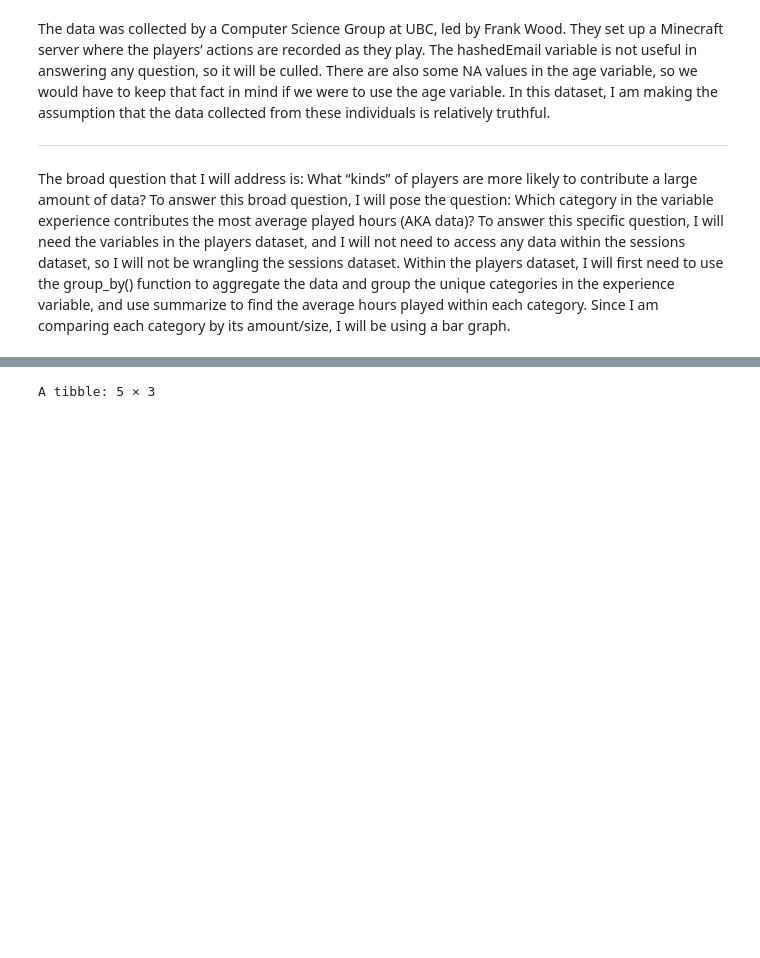
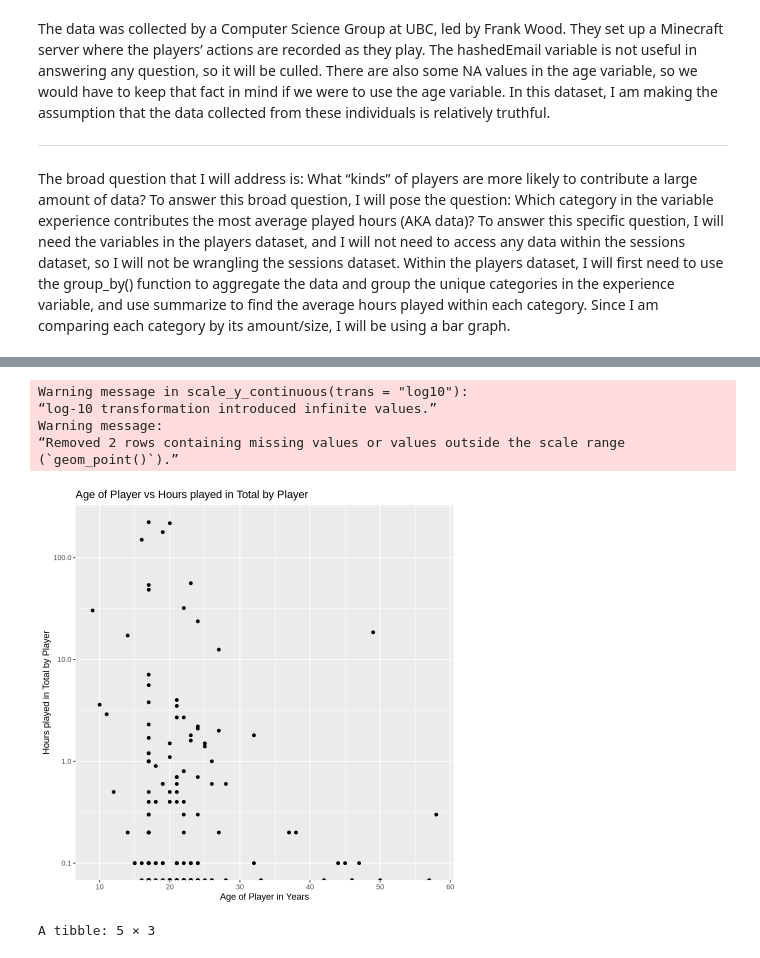
Before and after one commit to lhuang67/7-Lynn-Huang, a Jupyter notebook: MINECRAFT.ipynb, the cells around one changed output, grey strips where cells are left out. Saved outputs shown, nothing was run; the diff lists cells and outputs as text; code cells hidden in the pictures; blank space fills up the shorter version.

```diff
--- a/MINECRAFT.ipynb
+++ b/MINECRAFT.ipynb
@@ -240,0 +242,18 @@ A tibble: 196 × 6
+# %%
+#From here let's explore the relationship between the exploratory variables (experience, subscribe, gender and Age) and Play Time.
+#First let's see if there is a relationship between played_hours and Age.
+
+hours_vs_age <- ggplot(players_cull, aes(x = Age, y = played_hours)) +
+geom_point() +
+scale_y_continuous(trans = 'log10') +
+labs(x = "Age of Player in Years", y = "Hours played in Total by Player") +
+ggtitle("Age of Player vs Hours played in Total by Player")
+
+hours_vs_age
+# %% [output]
+Warning message in scale_y_continuous(trans = "log10"):
+“log-10 transformation introduced infinite values.”
+Warning message:
+“Removed 2 rows containing missing values or values outside the scale range
+(`geom_point()`).”
+[figure, added]
```
Also changed, not shown: parts of 2 cells of this notebook.
